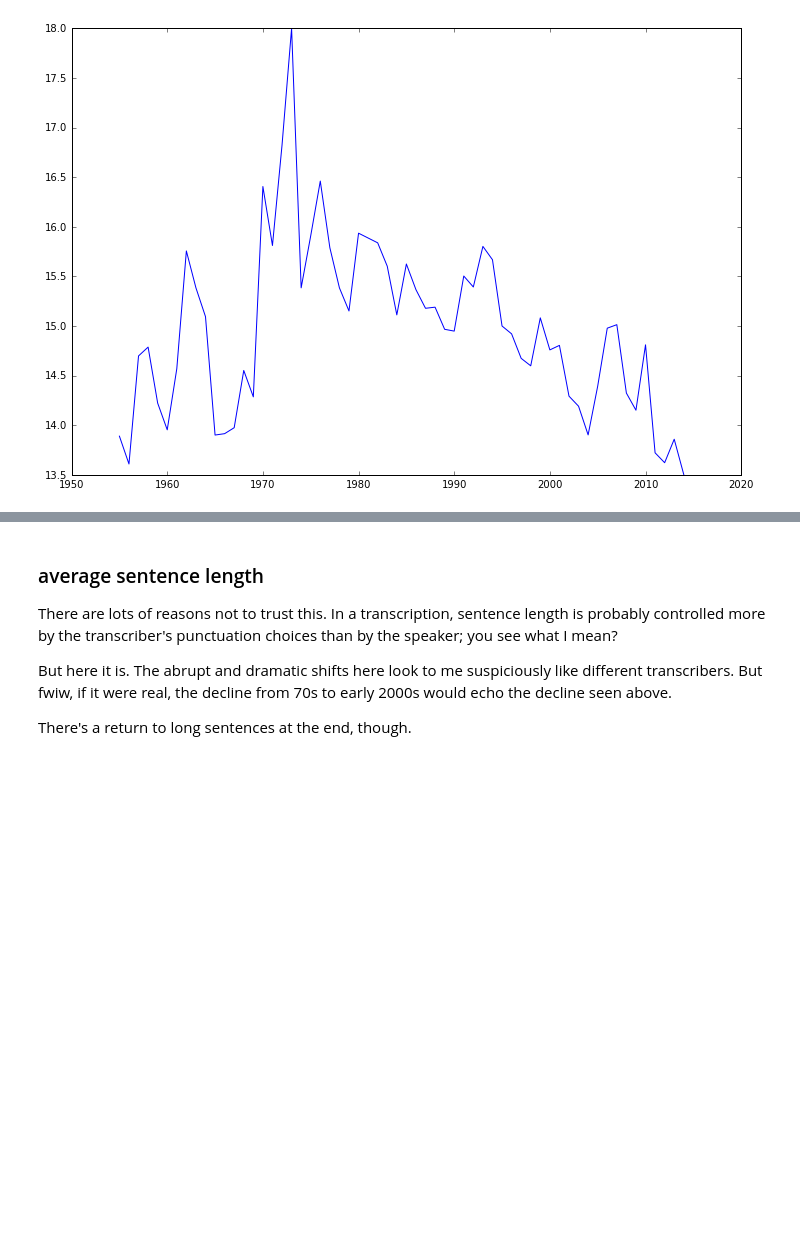
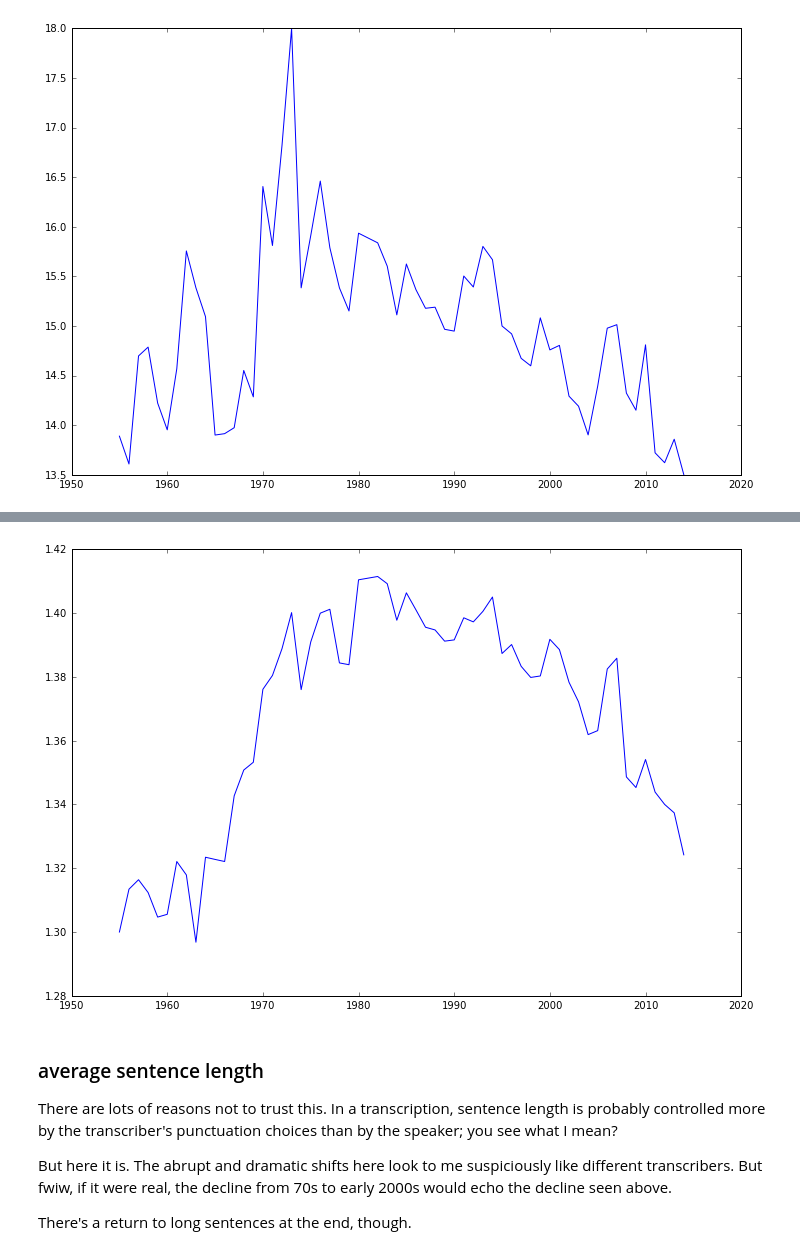
Before and after one commit to tedunderwood/oralarg, a Jupyter notebook: code/readability.ipynb, the cells around one changed output, grey strips where cells are left out. Cells and saved outputs as stored; diff of their text form; code cells hidden in the pictures; blank space fills up the shorter version.

Commit message:
adding syllable counts

```diff
--- a/code/readability.ipynb
+++ b/code/readability.ipynb
@@ -216,6 +216,7 @@ smog_vals = []
 wordlen_vals = []
 flesch_vals = []
 dalechall_vals = []
+syllable_vals = []
 
 all_frames = []
 
@@ -243,6 +244,7 @@ for term in range(1955, 2015):
     wordlens = []
     flesches = []
     dalechalls = []
+    syllablesperword = []
 
     ctr = 0
     for idx, row in data.iterrows():
@@ -289,6 +291,8 @@ for term in range(1955, 2015):
         dalechall = (0.1579 * diffpct) + (0.0496 * avg_sent_length) + 3.6365
         dalechalls.append(dalechall)
 
+        syllablesperword.append(syllablecount / count)
+
 
     # flesch_vals.append(np.mean(flesch))
     diffmedian = np.median(diffpcts)
@@ -300,10 +304,10 @@ for term in range(1955, 2015):
     smog_vals.append(smogmedian)
     wordlength = np.median(wordlens)
     wordlen_vals.append(wordlength)
-    print()
     sl_vals.append(np.median(sl))
     flesch_vals.append(np.median(flesches))
     dalechall_vals.append(np.median(dalechalls))
+    syllable_vals.append(np.median(syllablesperword))
 
     # smog_vals.append(np.median(smogs))
 
@@ -357,3 +367,9 @@ plt.show()
+# %%
+fig, ax = plt.subplots(figsize = (12, 8))
+ax.plot(terms, syllable_vals)
+plt.show()
+# %% [output]
+[figure, added]
 # %% [markdown]
 ### average sentence length
 
```
Also changed, not shown: parts of 4 cells of this notebook.
